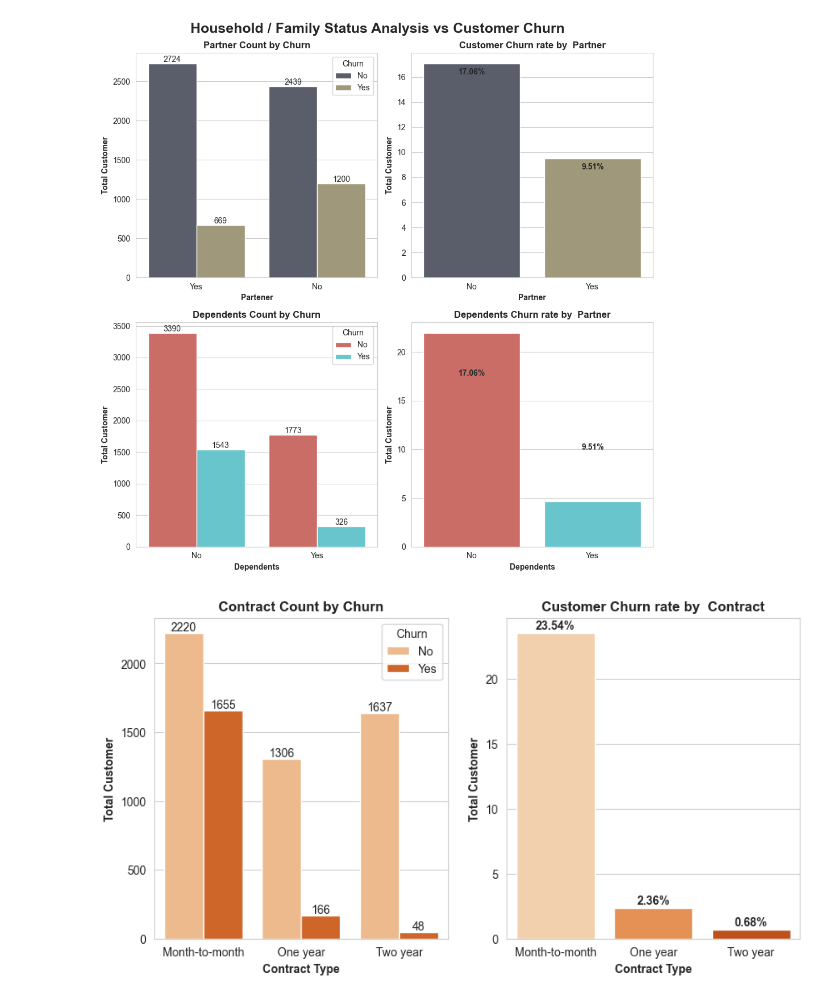
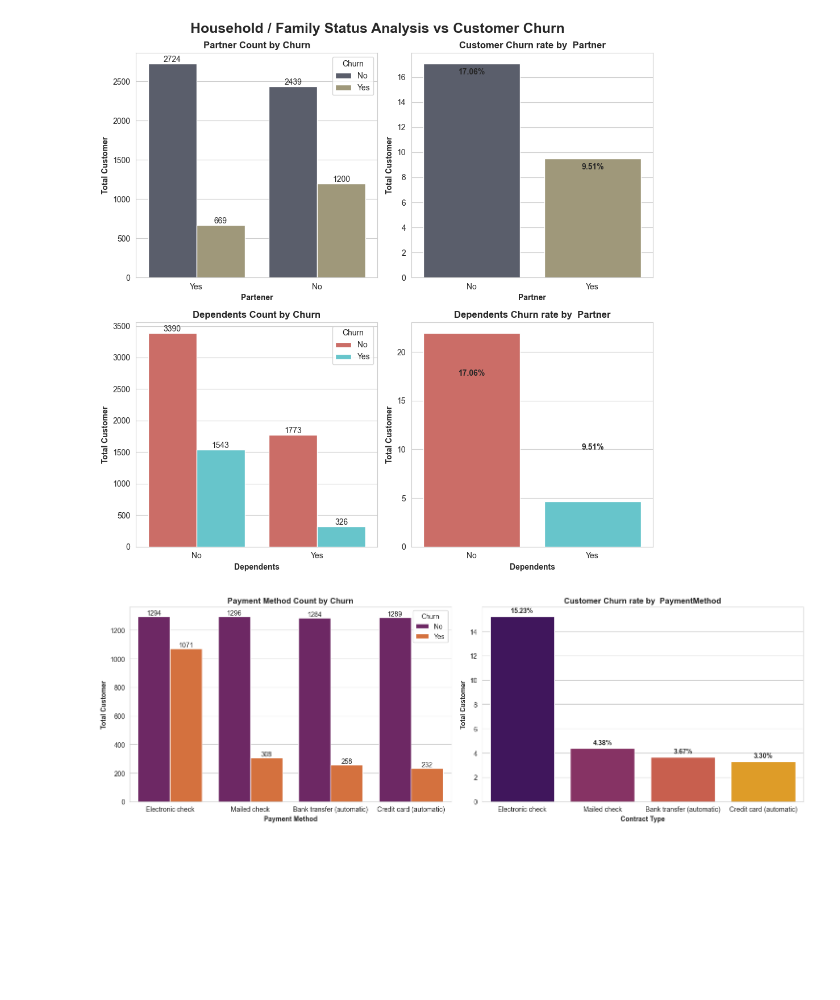
Before and after one commit to Md-Maruf-1727/customer-churn-prediction-ml, a Jupyter notebook: NoteBooks/03_eda_visualization.ipynb, the cells around one changed output. Drawn from its saved outputs; the diff is of its cells as text; code cells hidden in the pictures; blank space fills up the shorter version.

Commit message:
payment methode

```diff
--- a/NoteBooks/03_eda_visualization.ipynb
+++ b/NoteBooks/03_eda_visualization.ipynb
@@ -188,38 +188,42 @@ plt.show()
 # %% [output]
 [figure]
 # %%
-fig, axes = plt.subplots(1, 2, figsize=(10, 5))
+fig, axes = plt.subplots(1, 2, figsize=(15, 5))
 
 sns.countplot(
     data=df,
-    x= 'Contract',
+    x= 'PaymentMethod',
     hue='Churn',
-    palette='Oranges',
+    palette='inferno',
     ax = axes[0]
 )
 
-axes[0].set_title("Contract Count by Churn", weight='bold')
-axes[0].set_xlabel("Contract Type", weight='bold')
+axes[0].set_title("Payment Method Count by Churn", weight='bold')
+axes[0].set_xlabel("Payment Method", weight='bold')
 axes[0].set_ylabel("Total Customer", weight='bold')
 
 for container in axes[0].containers:
     axes[0].bar_label(container)
 
 
-contract_churn_rate = pd.crosstab(df['Contract'], df['Churn'], normalize=True)*100
-contract_churn_rate_yes = contract_churn_rate['Yes'].sort_values(ascending=False)
+PaymentMethod_churn_rate = pd.crosstab(df['PaymentMethod'], df['Churn'], normalize=True)*100
+PaymentMethod_churn_rate_yes = PaymentMethod_churn_rate['Yes'].sort_values(ascending=False)
 
 sns.barplot(
-    x=contract_churn_rate_yes.index,
-    y=contract_churn_rate_yes.values,
-    palette='Oranges',
+    x=PaymentMethod_churn_rate_yes.index,
+    y=PaymentMethod_churn_rate_yes.values,
+    palette='inferno',
     ax= axes[1]
 )
-axes[1].set_title("Customer Churn rate by  Contract", weight='bold')
+axes[1].set_title("Customer Churn rate by  PaymentMethod", weight='bold')
 axes[1].set_xlabel("Contract Type", weight='bold')
 axes[1].set_ylabel("Total Customer", weight='bold')
 
-for i, value in enumerate(contract_churn_rate_yes.values):
+for i, value in enumerate(PaymentMethod_churn_rate_yes.values):
     axes[1].text(i, value + 0.3, f"{value:.2f}%", ha='center', weight='bold')
+
+
+plt.tight_layout()
+plt.show()
 # %% [output]
-[figure, old version]
+[figure, new version]
```
Also changed, not shown: parts of 1 cell of this notebook.
